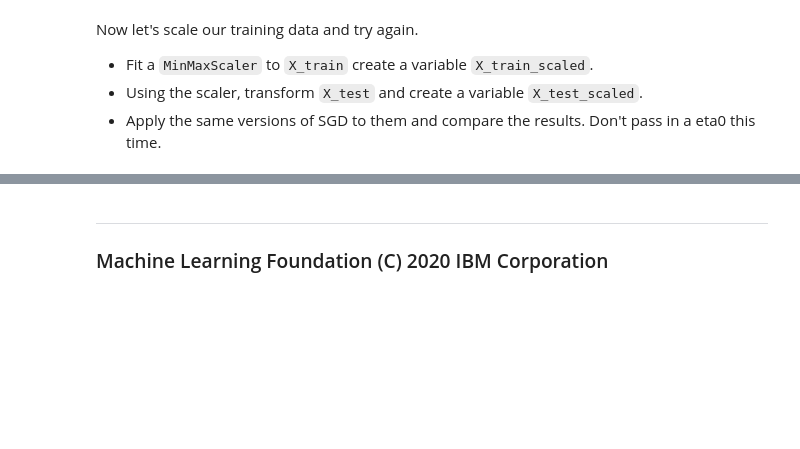
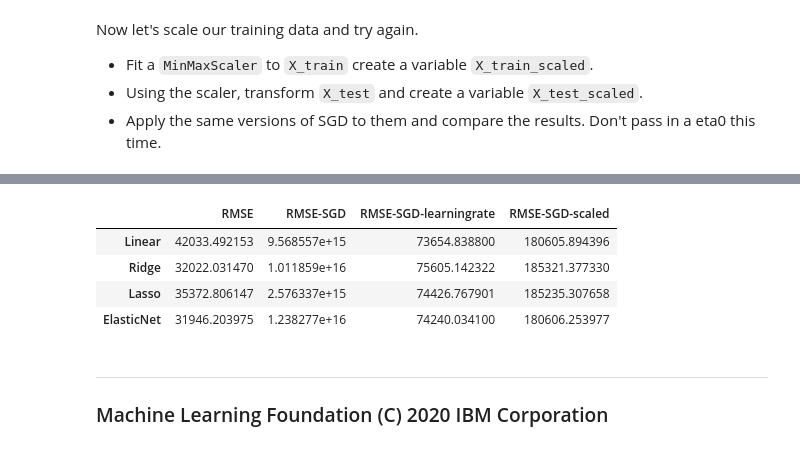
Before and after one commit to batspike/ML-Projects-and-Tutorials, a Jupyter notebook: IBM_Machine_Learning/02_SupervisedMachineLearning_Regression/Module4_DemoLab_PolynomialFeaturesAndRegularization.ipynb, the cells around one changed output, grey strips where cells are left out. Saved outputs shown, nothing was run; the diff lists cells and outputs as text; code cells hidden in the pictures; blank space fills up the shorter version.

```diff
--- a/IBM_Machine_Learning/02_SupervisedMachineLearning_Regression/Module4_DemoLab_PolynomialFeaturesAndRegularization.ipynb
+++ b/IBM_Machine_Learning/02_SupervisedMachineLearning_Regression/Module4_DemoLab_PolynomialFeaturesAndRegularization.ipynb
@@ -424,14 +498,10 @@ Moreover, a high value of learning rate can cause the algorithm to diverge, wher
 from sklearn.linear_model import SGDRegressor
 
 model_parameters_dict = {
-    'Linear': {'penalty': None},
-    'Lasso': {'penalty': 'l2',
-           'alpha': lassoCV.alpha_},
-    'Ridge': {'penalty': 'l1',
-           'alpha': ridgeCV_rmse},
-    'ElasticNet': {'penalty': 'elasticnet',
-                   'alpha': elasticNetCV.alpha_,
-                   'l1_ratio': elasticNetCV.l1_ratio_}
+    'Linear'     : {'penalty': None},
+    'Lasso'      : {'penalty': 'l2', 'alpha': lassoCV.alpha_},
+    'Ridge'      : {'penalty': 'l1', 'alpha': ridgeCV_rmse},
+    'ElasticNet' : {'penalty': 'elasticnet', 'alpha': elasticNetCV.alpha_, 'l1_ratio': elasticNetCV.l1_ratio_}
 }
 
 new_rmses = {}
@@ -454,14 +530,10 @@ Notice how high the error values are! The algorithm is diverging. This can be du
 from sklearn.linear_model import SGDRegressor
 
 model_parameters_dict = {
-    'Linear': {'penalty': None},
-    'Lasso': {'penalty': 'l2',
-           'alpha': lassoCV.alpha_},
-    'Ridge': {'penalty': 'l1',
-           'alpha': ridgeCV_rmse},
-    'ElasticNet': {'penalty': 'elasticnet',
-                   'alpha': elasticNetCV.alpha_,
-                   'l1_ratio': elasticNetCV.l1_ratio_}
+    'Linear'    : {'penalty': None},
+    'Lasso'     : {'penalty': 'l2', 'alpha': lassoCV.alpha_},
+    'Ridge'     : {'penalty': 'l1', 'alpha': ridgeCV_rmse},
+    'ElasticNet': {'penalty': 'elasticnet', 'alpha': elasticNetCV.alpha_, 'l1_ratio': elasticNetCV.l1_ratio_}
 }
 
 new_rmses = {}
@@ -498,19 +582,25 @@ rmse_df
 # %%
 from sklearn.preprocessing import MinMaxScaler
 
 scaler = MinMaxScaler()
 X_train_scaled = scaler.fit_transform(X_train)
-X_test_scaled = scaler.transform(X_test)
+X_test_scaled  = scaler.transform(X_test)
 
 new_rmses = {}
 for modellabel, parameters in model_parameters_dict.items():
     # following notation passes the dict items as arguments
-    SGD = SGDRegressor(**parameters)
+    SGD = SGDRegressor(eta0=1e-7, **parameters)
     SGD.fit(X_train_scaled, y_train)
     new_rmses[modellabel] = rmse(y_test, SGD.predict(X_test_scaled))
 
 rmse_df['RMSE-SGD-scaled'] = pd.Series(new_rmses)
 rmse_df
+# %% [output]
+|  | RMSE | RMSE-SGD | RMSE-SGD-learningrate | RMSE-SGD-scaled |
+| Linear | 42033.492153 | 9.568557e+15 | 73654.838800 | 180605.894396 |
+| Ridge | 32022.031470 | 1.011859e+16 | 75605.142322 | 185321.377330 |
+| Lasso | 35372.806147 | 2.576337e+15 | 74426.767901 | 185235.307658 |
+| ElasticNet | 31946.203975 | 1.238277e+16 | 74240.034100 | 180606.253977 |
 # %% [markdown]
 ***
 
```
Also changed, not shown: parts of 19 cells of this notebook.
